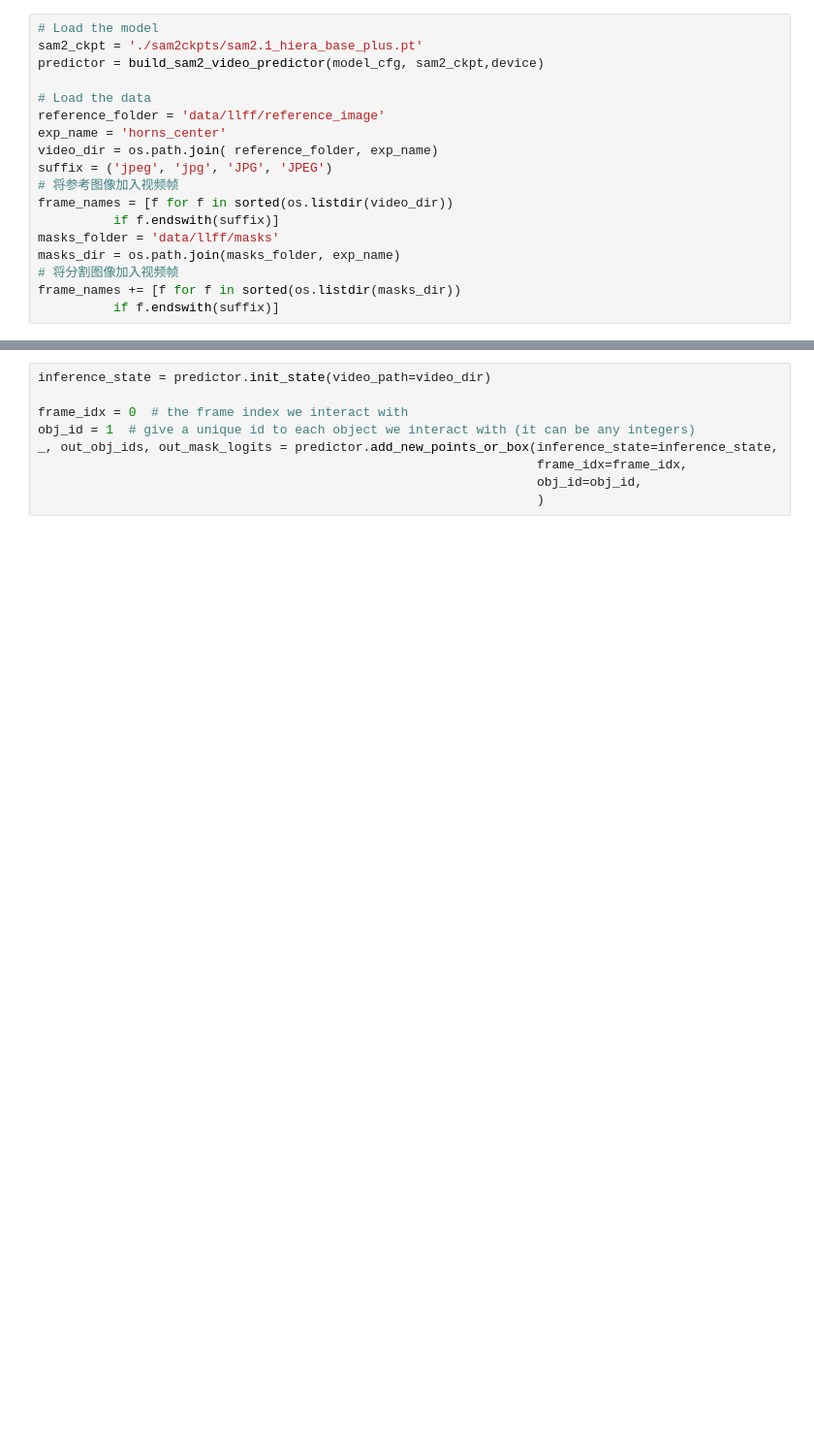
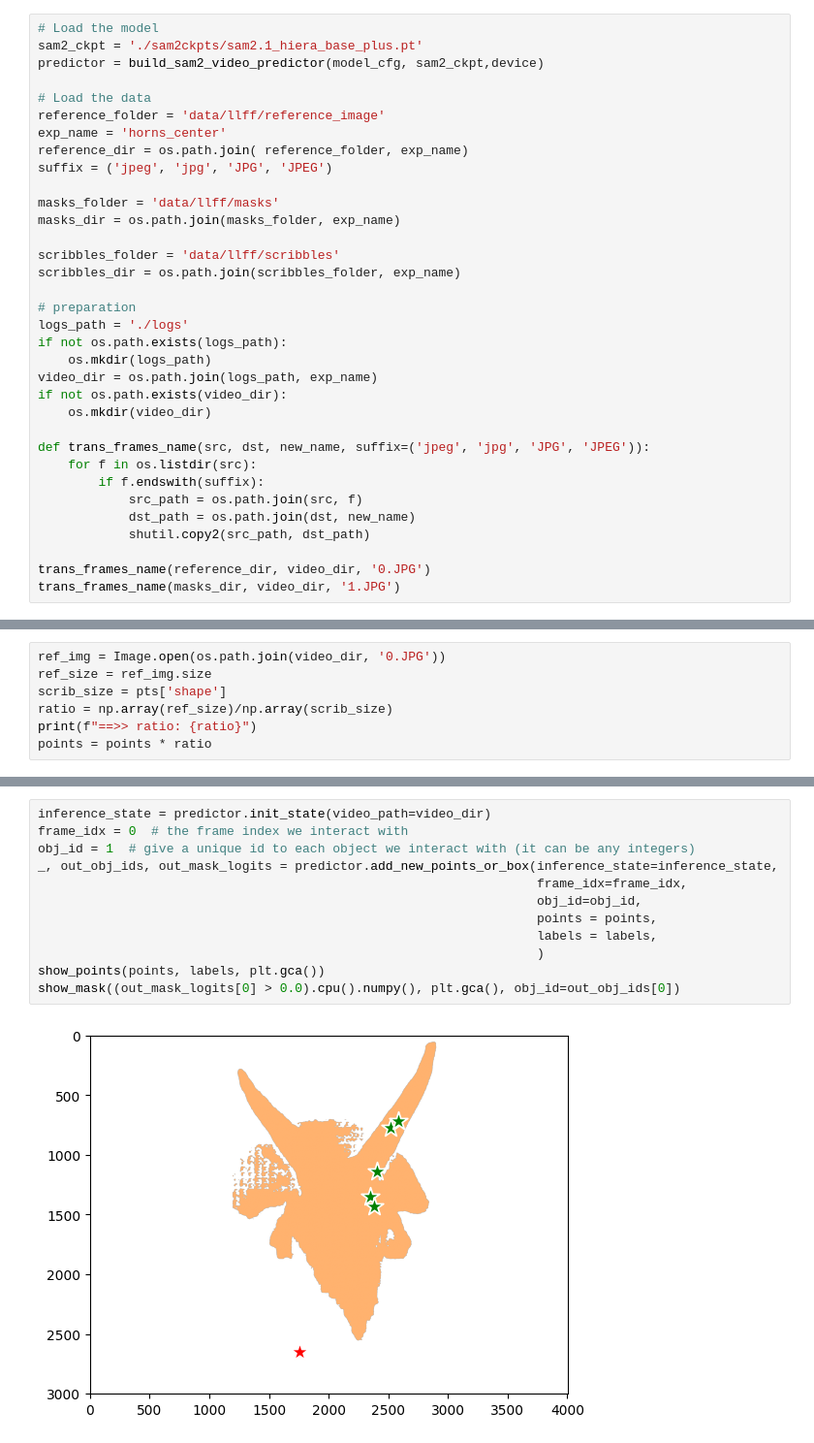
Before and after one commit to Zhengyu-Hu/eval-seg, a Jupyter notebook: demo.ipynb, the cells around one changed output, grey strips where cells are left out. Shown: that part at 97% size. Saved outputs shown, nothing was run; the diff lists cells and outputs as text; blank space fills up the shorter version.

```diff
--- a/demo.ipynb
+++ b/demo.ipynb
@@ -18,13 +19,29 @@ predictor = build_sam2_video_predictor(model_cfg, sam2_ckpt,device)
 # Load the data
 reference_folder = 'data/llff/reference_image'
 exp_name = 'horns_center'
-video_dir = os.path.join( reference_folder, exp_name)
+reference_dir = os.path.join( reference_folder, exp_name)
 suffix = ('jpeg', 'jpg', 'JPG', 'JPEG')
-# 将参考图像加入视频帧
-frame_names = [f for f in sorted(os.listdir(video_dir))
-          if f.endswith(suffix)]
+
 masks_folder = 'data/llff/masks'
 masks_dir = os.path.join(masks_folder, exp_name)
-# 将分割图像加入视频帧
-frame_names += [f for f in sorted(os.listdir(masks_dir))
-          if f.endswith(suffix)]
+
+scribbles_folder = 'data/llff/scribbles'
+scribbles_dir = os.path.join(scribbles_folder, exp_name)
+
+# preparation
+logs_path = './logs'
+if not os.path.exists(logs_path):
+    os.mkdir(logs_path)
+video_dir = os.path.join(logs_path, exp_name)
+if not os.path.exists(video_dir):
+    os.mkdir(video_dir)
+
+def trans_frames_name(src, dst, new_name, suffix=('jpeg', 'jpg', 'JPG', 'JPEG')):
+    for f in os.listdir(src):
+        if f.endswith(suffix):
+            src_path = os.path.join(src, f)
+            dst_path = os.path.join(dst, new_name)
+            shutil.copy2(src_path, dst_path)
+
+trans_frames_name(reference_dir, video_dir, '0.JPG')
+trans_frames_name(masks_dir, video_dir, '1.JPG')
@@ -30,0 +94,7 @@ frame_names += [f for f in sorted(os.listdir(masks_dir))
+# %%
+ref_img = Image.open(os.path.join(video_dir, '0.JPG'))
+ref_size = ref_img.size
+scrib_size = pts['shape']
+ratio = np.array(ref_size)/np.array(scrib_size)
+print(f"==>> ratio: {ratio}")
+points = points * ratio
@@ -31,9 +103,14 @@ frame_names += [f for f in sorted(os.listdir(masks_dir))
 # %%
 inference_state = predictor.init_state(video_path=video_dir)
-
 frame_idx = 0  # the frame index we interact with
 obj_id = 1  # give a unique id to each object we interact with (it can be any integers)
 _, out_obj_ids, out_mask_logits = predictor.add_new_points_or_box(inference_state=inference_state,
                                                                   frame_idx=frame_idx,
                                                                   obj_id=obj_id,
+                                                                  points = points,
+                                                                  labels = labels,
                                                                   )
+show_points(points, labels, plt.gca())
+show_mask((out_mask_logits[0] > 0.0).cpu().numpy(), plt.gca(), obj_id=out_obj_ids[0])
+# %% [output]
+[figure, added]
```
Also changed, not shown: parts of 3 cells of this notebook, 2 other files.
